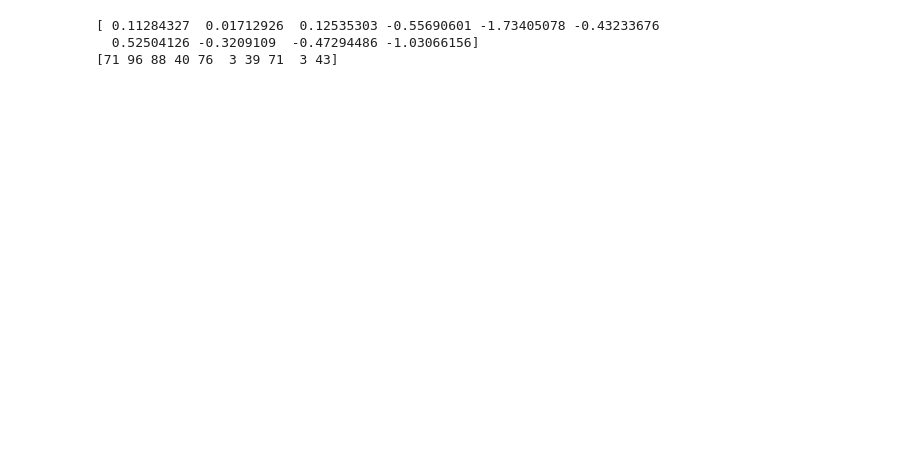
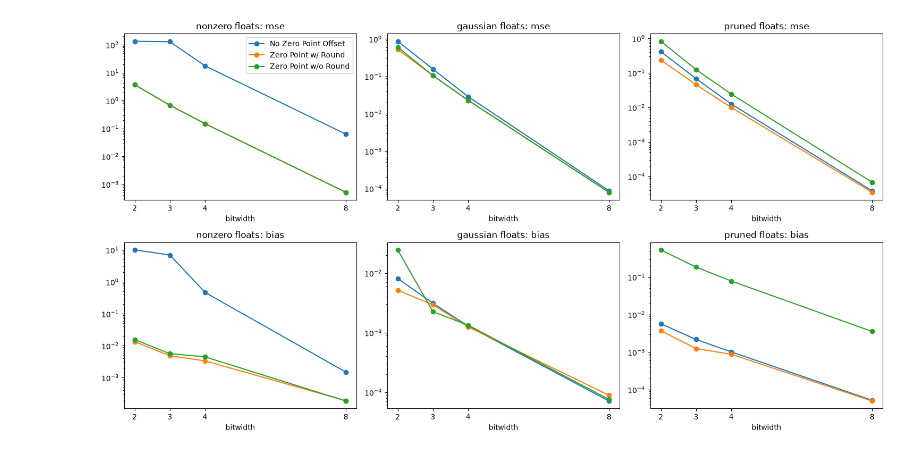
Before and after one commit to Agoth24/rtn-quant, a Jupyter notebook: rtn.ipynb, the cells around one changed output. Drawn from its saved outputs; the diff is of its cells as text; code cells hidden in the pictures; blank space fills up the shorter version.

```diff
--- a/rtn.ipynb
+++ b/rtn.ipynb
@@ -10,8 +35,7 @@ def rtn_quant(x: np.ndarray):
 # %%
-
-def rtn_dequant(x: np.ndarray ):
-    pass
+def rtn_dequant(x: np.ndarray, S, Z, sym: bool = False):
+    return S * x if sym else S * (x - Z)
 # %%
 def mse(pred: np.ndarray, target: np.ndarray):
-    return np.sum(np.mean(np.square(pred - target)))
+    return np.mean(np.square(pred - target))
 # %%
@@ -25,5 +67,33 @@ def compare(gaussian: bool = False):
 # %%
+distributions = ["nonzero floats", "gaussian floats", "pruned floats"]
+seeds = range(SEED, SEED + 20)
+
+# results[v][b][name][metric] = mean over seeds
+# bias uses mean |bias|: its sign flips between seeds, so a plain mean would cancel it out
+results = {}
+for d in distributions:
+    runs = [run_exp(d, seed) for seed in seeds]
+    results[d] = {
+        b: {
+            name: {
+                "mse": np.mean([r[b][name]["mse"] for r in runs]),
+                "bias": np.mean([abs(r[b][name]["bias"]) for r in runs]),
+            }
+            for name in SCHEMES
+        }
+        for b in bit_widths
+    }
-# %% [output]
-[ 0.11284327  0.01712926  0.12535303 -0.55690601 -1.73405078 -0.43233676
-  0.52504126 -0.3209109  -0.47294486 -1.03066156]
-[71 96 88 40 76  3 39 71  3 43]
+# %%
+# rows = metric, cols = distribution; scales differ, so don't share axes
+metrics = ["mse", "bias"]
+fig, axes = plt.subplots(len(metrics), len(distributions), figsize=(15, 8))
+for row, metric in zip(axes, metrics):
+    for ax, d in zip(row, distributions):
+        for name in SCHEMES:
+            ax.plot(bit_widths, [results[d][b][name][metric] for b in bit_widths], marker="o", label=name)
+        ax.set(title=f"{d}: {metric}", xlabel="bitwidth", yscale="log", xticks=bit_widths)
+axes[0, 0].legend()
+plt.tight_layout()
+plt.show()
+# %% [output]
+[figure, added]
```
Also changed, not shown: parts of 4 cells of this notebook, 6 other files.
